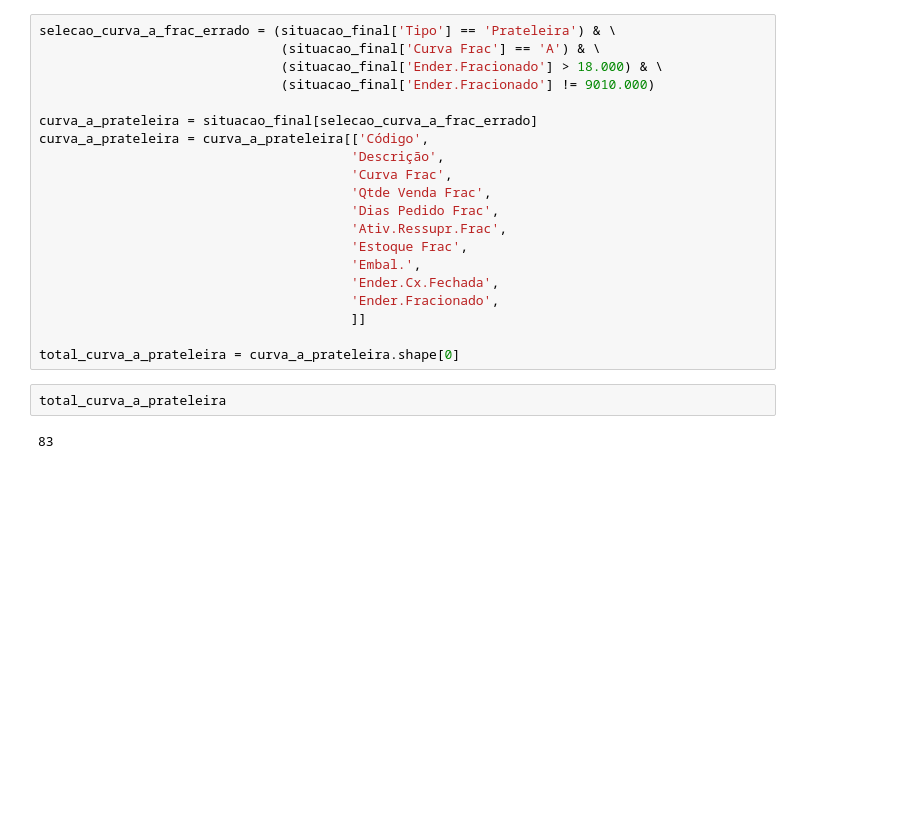
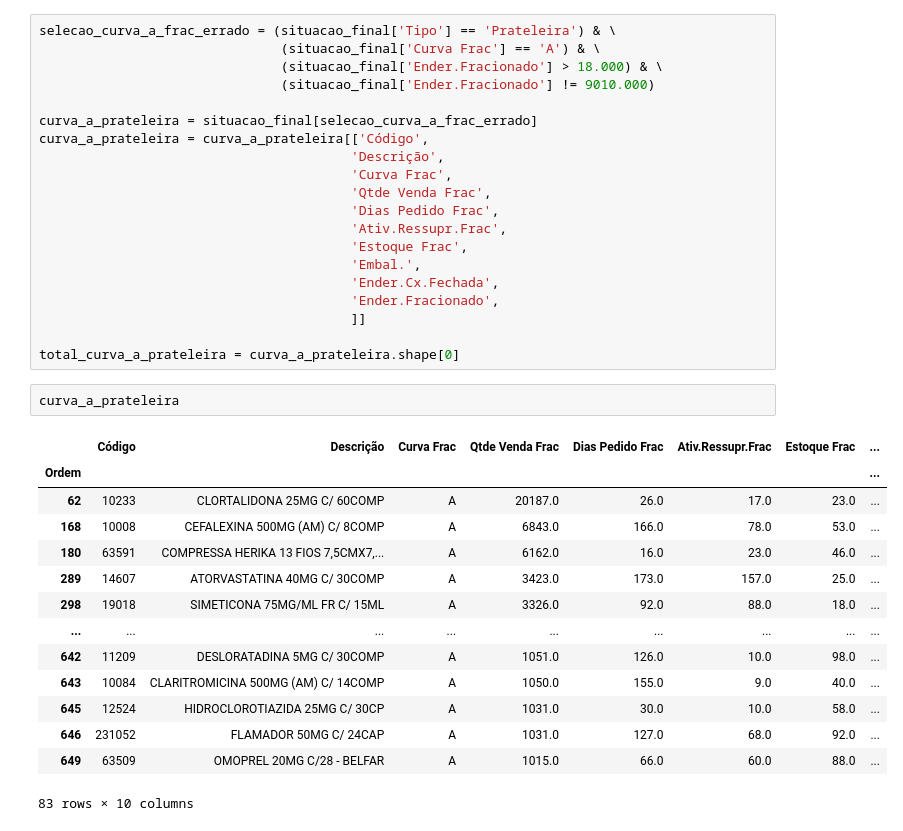
Before and after one commit to renandelamorena/Projeto_Curva_ABC, a Jupyter notebook: dashboard/dash_test.ipynb, the cells around one changed output. Cells and saved outputs as stored; diff of their text form; blank space fills up the shorter version.

```diff
--- a/dashboard/dash_test.ipynb
+++ b/dashboard/dash_test.ipynb
@@ -48,7 +48,20 @@ curva_a_prateleira = curva_a_prateleira[['Código',
                                         ]]
 
 total_curva_a_prateleira = curva_a_prateleira.shape[0]
-# %%
-total_curva_a_prateleira
-# %% [output]
-83
+# %%
+curva_a_prateleira
+# %% [output]
+|  | Código | Descrição | Curva Frac | Qtde Venda Frac | Dias Pedido Frac | Ativ.Ressupr.Frac | Estoque Frac | ... |
+| Ordem |  |  |  |  |  |  |  | ... |
+| 62 | 10233 | CLORTALIDONA 25MG C/ 60COMP | A | 20187.0 | 26.0 | 17.0 | 23.0 | ... |
+| 168 | 10008 | CEFALEXINA 500MG (AM) C/ 8COMP | A | 6843.0 | 166.0 | 78.0 | 53.0 | ... |
+| 180 | 63591 | COMPRESSA HERIKA 13 FIOS 7,5CMX7,... | A | 6162.0 | 16.0 | 23.0 | 46.0 | ... |
+| 289 | 14607 | ATORVASTATINA 40MG C/ 30COMP | A | 3423.0 | 173.0 | 157.0 | 25.0 | ... |
+| 298 | 19018 | SIMETICONA 75MG/ML FR C/ 15ML | A | 3326.0 | 92.0 | 88.0 | 18.0 | ... |
+| ... | ... | ... | ... | ... | ... | ... | ... | ... |
+| 642 | 11209 | DESLORATADINA 5MG C/ 30COMP | A | 1051.0 | 126.0 | 10.0 | 98.0 | ... |
+| 643 | 10084 | CLARITROMICINA 500MG (AM) C/ 14COMP | A | 1050.0 | 155.0 | 9.0 | 40.0 | ... |
+| 645 | 12524 | HIDROCLOROTIAZIDA 25MG C/ 30CP | A | 1031.0 | 30.0 | 10.0 | 58.0 | ... |
+| 646 | 231052 | FLAMADOR 50MG C/ 24CAP | A | 1031.0 | 127.0 | 68.0 | 92.0 | ... |
+| 649 | 63509 | OMOPREL 20MG C/28 - BELFAR | A | 1015.0 | 66.0 | 60.0 | 88.0 | ... |
+83 rows × 10 columns
```
Also changed, not shown: 1 other file.
